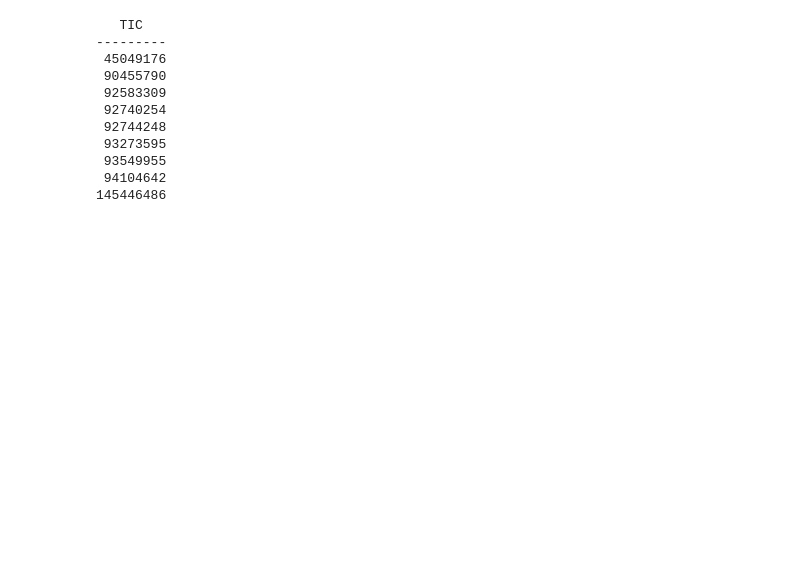
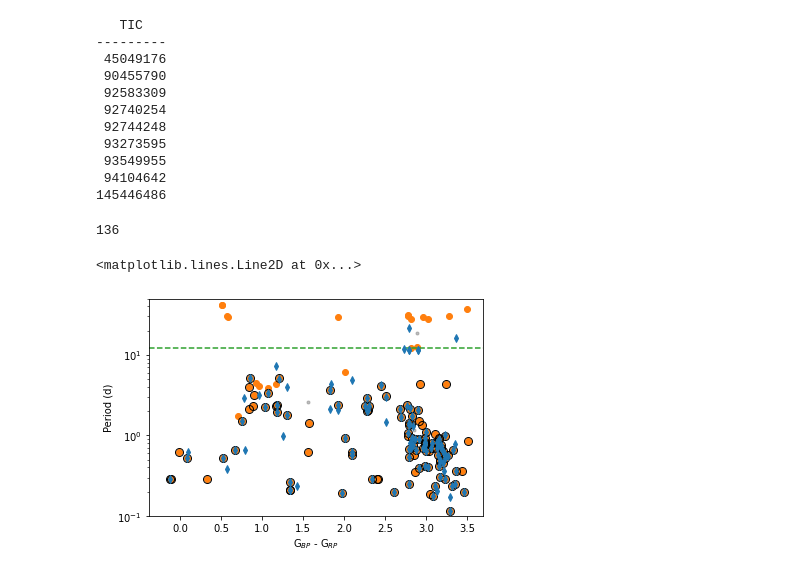
Before and after one commit to stephtdouglas/TESS_young, a Jupyter notebook: analyze_cluster_output2.ipynb, the cells around one changed output. Drawn from its saved outputs; the diff is of its cells as text; code cells hidden in the pictures; blank space fills up the shorter version.

```diff
--- a/analyze_cluster_output2.ipynb
+++ b/analyze_cluster_output2.ipynb
@@ -353,3 +384,24 @@ print(summary2_gaia["TIC"][long_m])
  93549955
  94104642
 145446486
+# %%
+plt.plot(bp_rp,summary_gaia["Prot"],'.',color="grey",alpha=0.5)
+plt.plot(bp_rp[clean],summary_gaia["Prot"][clean],'d',ms=5,zorder=5)
+plt.plot(bp_rp2[clean2],summary2_gaia["Prot"][clean2],'o')
+plt.plot(bp_rp2[clean2 & (summary2_gaia["provenance_name"]=="CDIPS")],
+         summary2_gaia["Prot"][clean2 & (summary2_gaia["provenance_name"]=="CDIPS")],'ko',ms=8,mfc="none")
+# plt.plot(bp_rp2[clean2],summary2_gaia["Prot_avg"][clean2],'s',zorder=-2)
+print(len(np.where(clean2)[0]))
+
+plt.ylim(0.1,50)
+plt.yscale("log")
+
+plt.xlabel(r"G$_{BP}$ - G$_{RP}$")
+plt.ylabel("Period (d)")
+
+ax = plt.gca()
+ax.axhline(12,linestyle="--",color="C2")
+# %% [output]
+136
+<matplotlib.lines.Line2D at 0x...>
+[figure, added]
```
Also changed, not shown: parts of 4 cells of this notebook, 1 other file.
